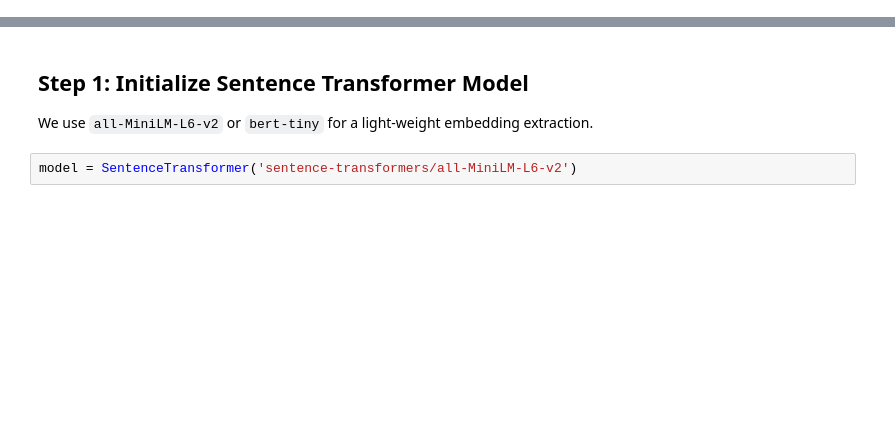
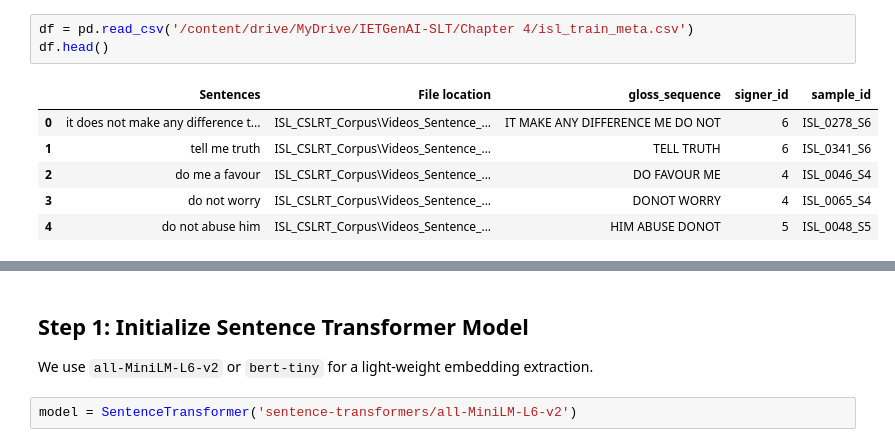
Before and after one commit to Elakkiya16/IETGenAI-SLT, a Jupyter notebook: Chapter 4/2_embedding_similarity_isl_clsrt.ipynb, the cells around one changed output, grey strips where cells are left out. Saved outputs shown, nothing was run; the diff lists cells and outputs as text; blank space fills up the shorter version.

Commit message:
Updated Chapter 4 notebooks

```diff
--- a/Chapter 4/2_embedding_similarity_isl_clsrt.ipynb
+++ b/Chapter 4/2_embedding_similarity_isl_clsrt.ipynb
@@ -35,2 +43,12 @@ Your currently installed version of Keras is Keras 3, but this is not yet suppor
+# %%
+df = pd.read_csv('/content/drive/MyDrive/IETGenAI-SLT/Chapter 4/isl_train_meta.csv')
+df.head()
+# %% [output]
+|  | Sentences | File location | gloss_sequence | signer_id | sample_id |
+| 0 | it does not make any difference t... | ISL_CSLRT_Corpus\Videos_Sentence_... | IT MAKE ANY DIFFERENCE ME DO NOT | 6 | ISL_0278_S6 |
+| 1 | tell me truth | ISL_CSLRT_Corpus\Videos_Sentence_... | TELL TRUTH | 6 | ISL_0341_S6 |
+| 2 | do me a favour | ISL_CSLRT_Corpus\Videos_Sentence_... | DO FAVOUR ME | 4 | ISL_0046_S4 |
+| 3 | do not worry | ISL_CSLRT_Corpus\Videos_Sentence_... | DONOT WORRY | 4 | ISL_0065_S4 |
+| 4 | do not abuse him | ISL_CSLRT_Corpus\Videos_Sentence_... | HIM ABUSE DONOT | 5 | ISL_0048_S5 |
 # %%
 # Load pre-cleaned ISL_CLSRT data
```
Also changed, not shown: parts of 10 cells of this notebook, 9 other files.
